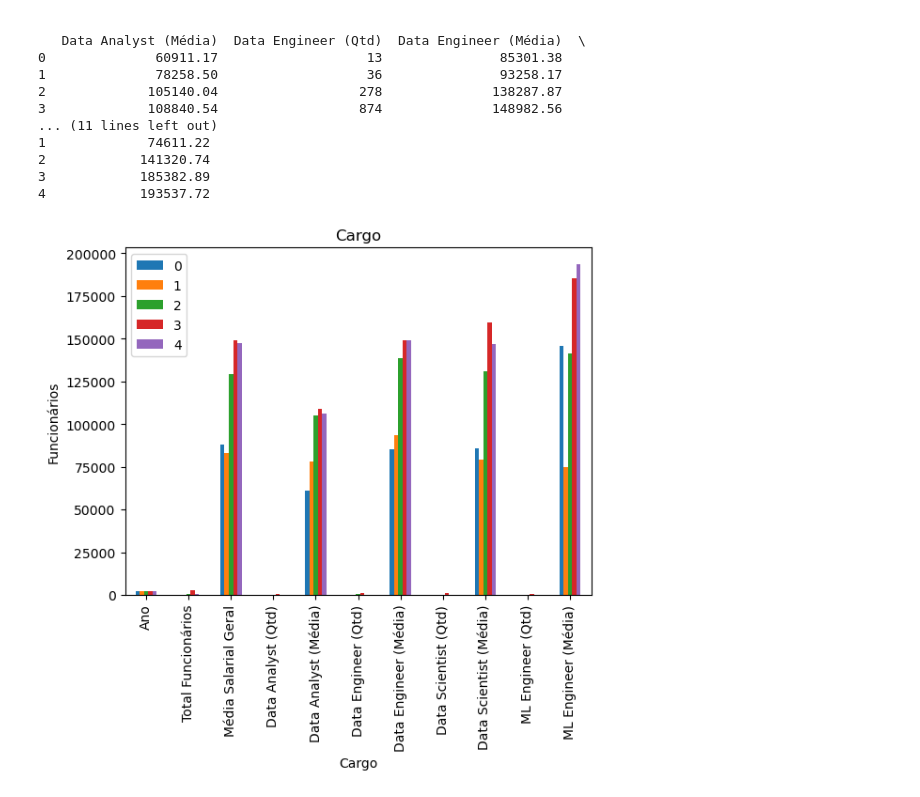
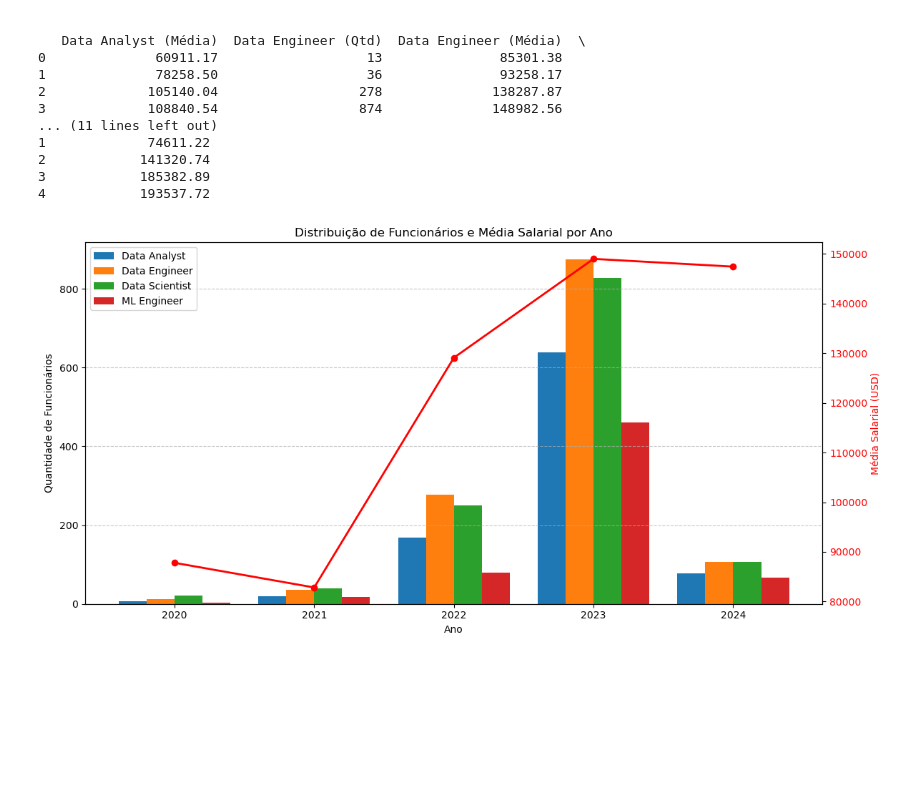
Before and after one commit to victorrp1502/grupo1_caixaverso, a Jupyter notebook: PROJETO_P4.ipynb, the cells around one changed output. Saved outputs shown, nothing was run; the diff lists cells and outputs as text; code cells hidden in the pictures; blank space fills up the shorter version.

```diff
--- a/PROJETO_P4.ipynb
+++ b/PROJETO_P4.ipynb
@@ -191,10 +191,35 @@ print(tabela_resultados)
 3            185382.89
 4            193537.72
 # %%
-tabela_resultados.T.plot(kind="bar")
-plt.title("Cargo")
-plt.ylabel("Funcionários")
-plt.xlabel("Cargo")
+import matplotlib.pyplot as plt
+
+# Converter em DataFrame
+tabela_resultados = pd.DataFrame(resultados)
+
+fig, ax1 = plt.subplots(figsize=(12,6))
+
+# Gráfico de barras para quantidade de funcionários por cargo
+largura = 0.2
+anos = tabela_resultados["Ano"]
+
+ax1.bar(anos - 0.3, tabela_resultados["Data Analyst (Qtd)"], width=largura, label="Data Analyst")
+ax1.bar(anos - 0.1, tabela_resultados["Data Engineer (Qtd)"], width=largura, label="Data Engineer")
+ax1.bar(anos + 0.1, tabela_resultados["Data Scientist (Qtd)"], width=largura, label="Data Scientist")
+ax1.bar(anos + 0.3, tabela_resultados["ML Engineer (Qtd)"], width=largura, label="ML Engineer")
+
+ax1.set_xlabel("Ano")
+ax1.set_ylabel("Quantidade de Funcionários")
+ax1.legend(loc="upper left")
+ax1.grid(axis="y", linestyle="--", alpha=0.7)
+
+# Segundo eixo Y para média salarial geral
+ax2 = ax1.twinx()
+ax2.plot(anos, tabela_resultados["Média Salarial Geral"], marker="o", color="red", linewidth=2, label="Média Salarial Geral")
+ax2.set_ylabel("Média Salarial (USD)", color="red")
+ax2.tick_params(axis="y", labelcolor="red")
+
+plt.title("Distribuição de Funcionários e Média Salarial por Ano")
+fig.tight_layout()
 plt.show()
 # %% [output]
-[figure, old version]
+[figure, new version]
```
